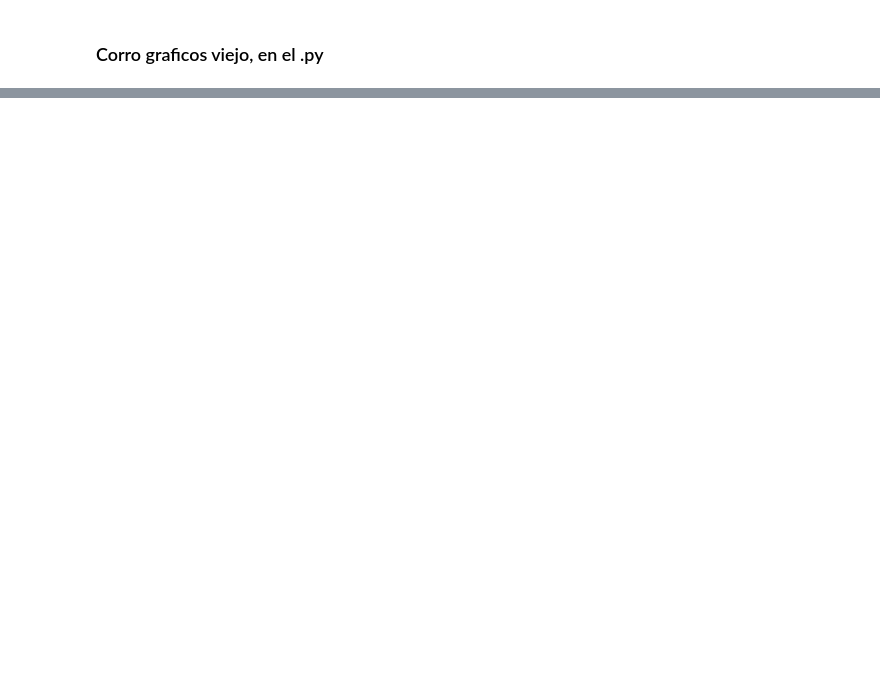
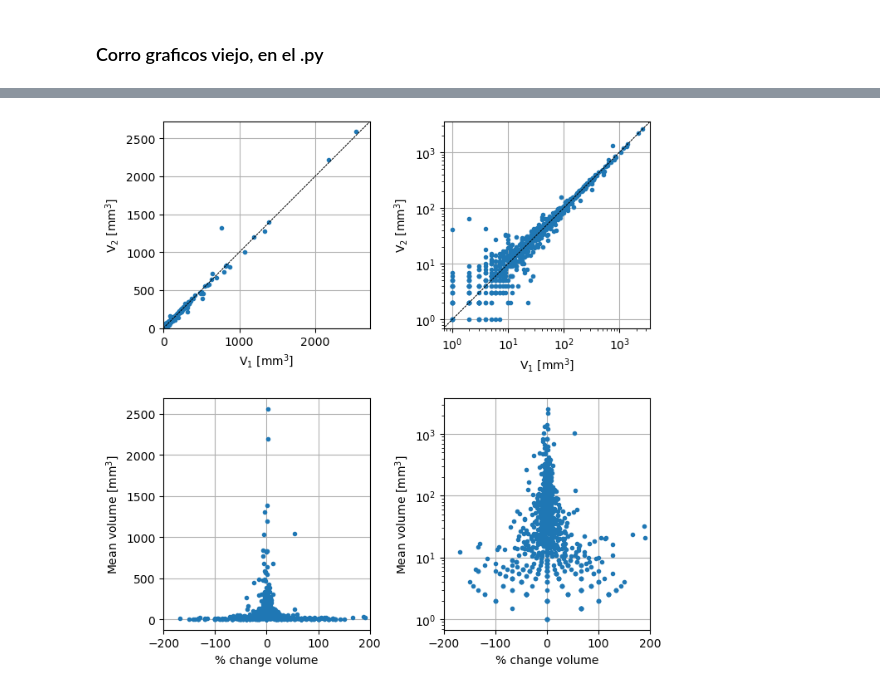
Before and after one commit to diegoshalom/entelai_threshold_finetuning, a Jupyter notebook: notebooks/dataset 6x4.ipynb, the cells around one changed output, grey strips where cells are left out. Cells and saved outputs as stored; diff of their text form; code cells hidden in the pictures; blank space fills up the shorter version.

```diff
--- a/notebooks/dataset 6x4.ipynb
+++ b/notebooks/dataset 6x4.ipynb
@@ -702,0 +769,19 @@ print('val1 = %g%% \nval2 = %g%%'%(value1*100,value2*100))
+# %%
+# %% exponencial stdev of %Vc vs mean volume
+
+loaded = np.load(os.path.join(datadir,'PARES_6x4.npz'), allow_pickle=True)
+loaded.files
+PAR = list(loaded['PAR'])
+
+nstd = 2.32634
+nstd = 3
+nstd = 6
+
+samereso = [True]
+samereso = [False]
+# samereso = [True, False]
+
+df = df_extract_vp_dvp(PAR,samereso)
+vp, dvp, vol1, vol2 = df['vp'],df['dvp'],df['vol1'],df['vol2']
+samereso = df['samereso']
+df
@@ -702,0 +802,5 @@ print('val1 = %g%% \nval2 = %g%%'%(value1*100,value2*100))
+# %%
+df_plot = df.query('samereso==1').copy()
+h = plot_v1v2_dvpdv(df_plot['vol1'],df_plot['vol2'],df_plot['samereso'])
+# %% [output]
+[figure, added]
```
Also changed, not shown: parts of 21 cells of this notebook, 4 other files.
